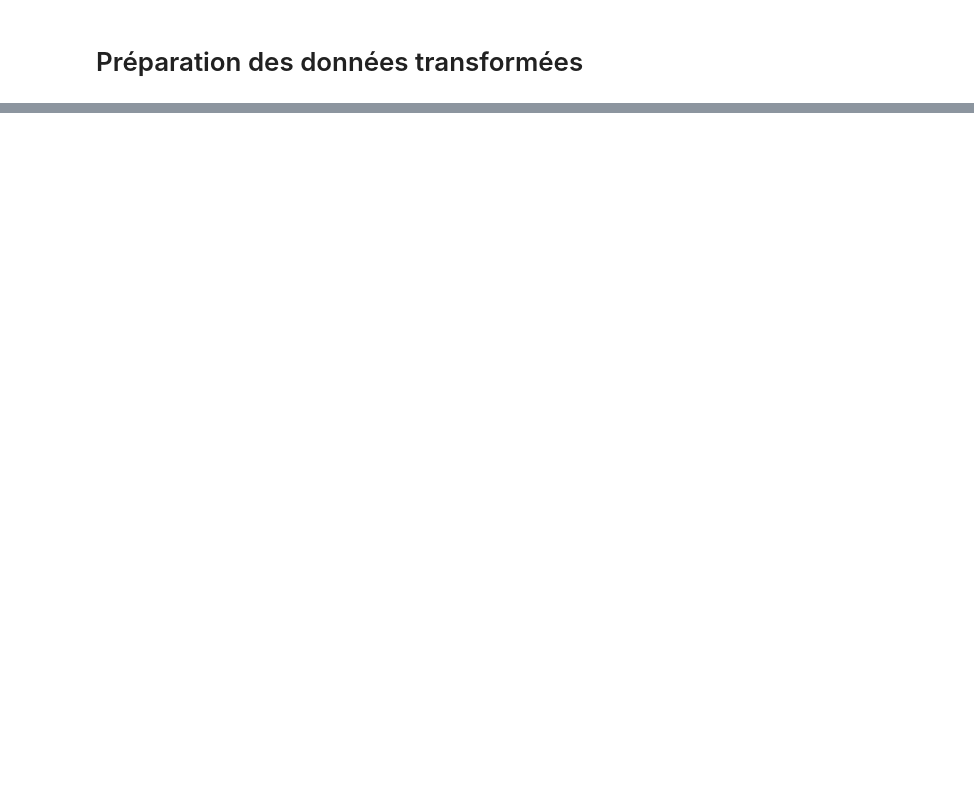
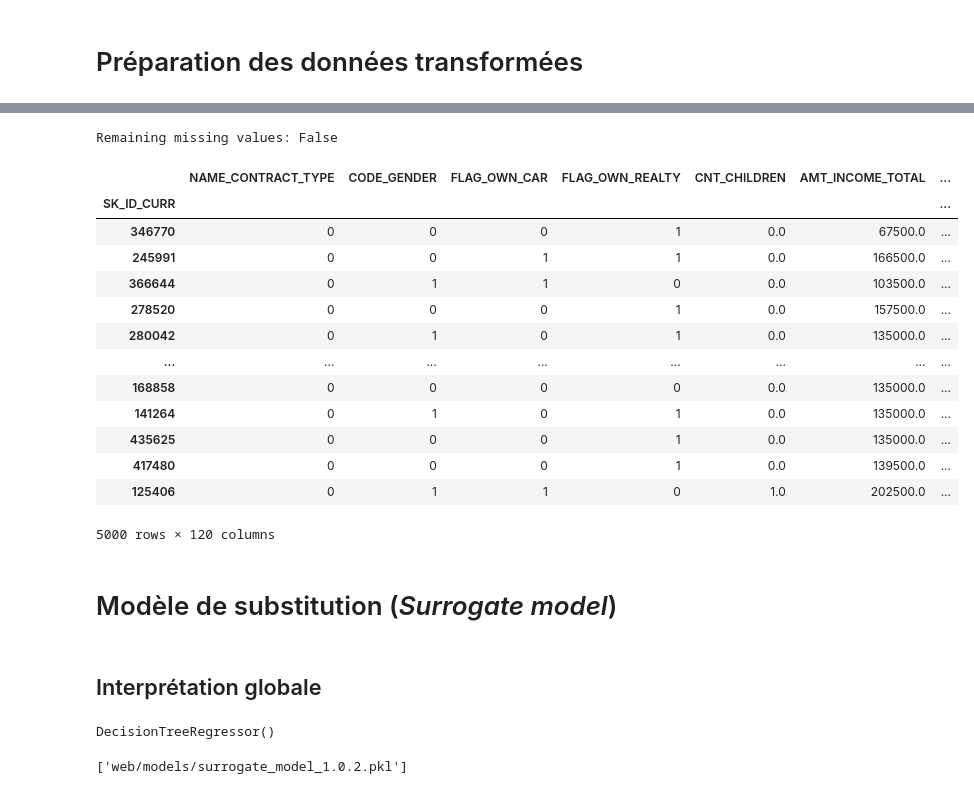
Before and after one commit to StudentLucyna/Projet7, a Jupyter notebook: Projet7_Pysz_Interpretation.ipynb, the cells around one changed output, grey strips where cells are left out. Drawn from its saved outputs; the diff is of its cells as text; code cells hidden in the pictures; blank space fills up the shorter version.

```diff
--- a/Projet7_Pysz_Interpretation.ipynb
+++ b/Projet7_Pysz_Interpretation.ipynb
@@ -22,0 +142,73 @@ FileNotFoundError: [Errno 2] No such file or directory: 'models/model_1.1.1.pkl'
+# %%
+from sklearn.impute import SimpleImputer
+
+# Imputation of missing values for numerical features
+numerical_features = list(data_train_original.select_dtypes(include='number').columns)
+data_train_original[numerical_features] = SimpleImputer(strategy='mean').fit_transform(data_train_original[numerical_features])
+
+# Imputation of missing values for categorical features
+categorical_features = list(data_train_original.select_dtypes(include='object').columns)
+data_train_original[categorical_features] = SimpleImputer(strategy='constant', fill_value='missing').fit_transform(data_train_original[categorical_features])
+
+# Display results
+print("Remaining missing values:", data_train_original.isna().any().any())
+# %% [output]
+Remaining missing values: False
+# %%
+# label encoding of each categorical feature
+categorical_names = {} # dictionnary of modalities for each cat. feature
+label_encoders = {} # dictionnary of encoders for each cat. feature
+for feature in categorical_features:
+    le = sklearn.preprocessing.LabelEncoder()
+    data_train_original.loc[:, feature] = le.fit_transform(data_train_original.loc[:, feature])
+    categorical_names[feature] = le.classes_
+    label_encoders[feature] = le
+
+# Save the processed original data
+data_train_original.to_csv('data/cleaned/data_train_original.csv')
+# %%
+# Sampling
+data_original_le = data_train_original.sample(n=5000, random_state=42)
+
+# Save the sample for web app
+data_original_le.to_csv('web/data/data_original_le.csv')
+
+# Display
+data_original_le
+# %% [output]
+|  | NAME_CONTRACT_TYPE | CODE_GENDER | FLAG_OWN_CAR | FLAG_OWN_REALTY | CNT_CHILDREN | AMT_INCOME_TOTAL | ... |
+| SK_ID_CURR |  |  |  |  |  |  | ... |
+| 346770 | 0 | 0 | 0 | 1 | 0.0 | 67500.0 | ... |
+| 245991 | 0 | 0 | 1 | 1 | 0.0 | 166500.0 | ... |
+| 366644 | 0 | 1 | 1 | 0 | 0.0 | 103500.0 | ... |
+| 278520 | 0 | 0 | 0 | 1 | 0.0 | 157500.0 | ... |
+| 280042 | 0 | 1 | 0 | 1 | 0.0 | 135000.0 | ... |
+| ... | ... | ... | ... | ... | ... | ... | ... |
+| 168858 | 0 | 0 | 0 | 0 | 0.0 | 135000.0 | ... |
+| 141264 | 0 | 1 | 0 | 1 | 0.0 | 135000.0 | ... |
+| 435625 | 0 | 0 | 0 | 1 | 0.0 | 135000.0 | ... |
+| 417480 | 0 | 0 | 0 | 1 | 0.0 | 139500.0 | ... |
+| 125406 | 0 | 1 | 1 | 0 | 1.0 | 202500.0 | ... |
+5000 rows × 120 columns
+# %% [markdown]
+# Modèle de substitution (*Surrogate model*)
+# %% [markdown]
+## Interprétation globale
+# %%
+from sklearn.tree import DecisionTreeRegressor
+
+# Instanciate a surrogate model without depth limit to overfit
+sur_dt = DecisionTreeRegressor()
+
+# Over-fitting the surrogate model on original features
+sur_dt.fit(data_train_original, y_train_pred)
+# %% [output]
+DecisionTreeRegressor()
+# %%
+# Get scikit-learn version
+scikit_version = sklearn.__version__
+
+# Save the model as pickle file
+joblib.dump(sur_dt, "web/models/surrogate_model_{version}.pkl".format(version=scikit_version))
+# %% [output]
+['web/models/surrogate_model_1.0.2.pkl']
```
Also changed, not shown: parts of 32 cells of this notebook, 3 other files.
